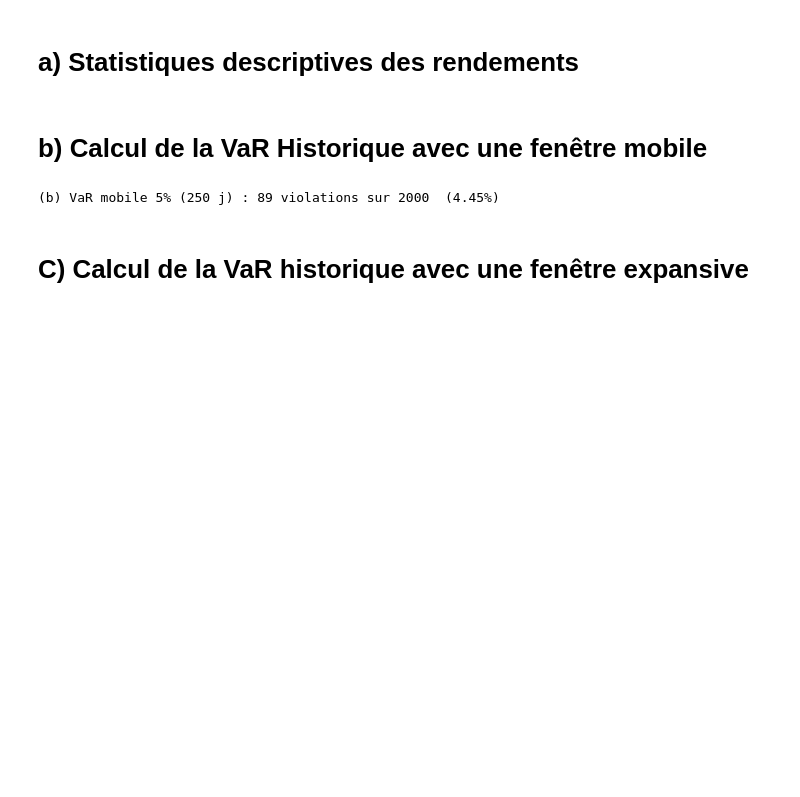
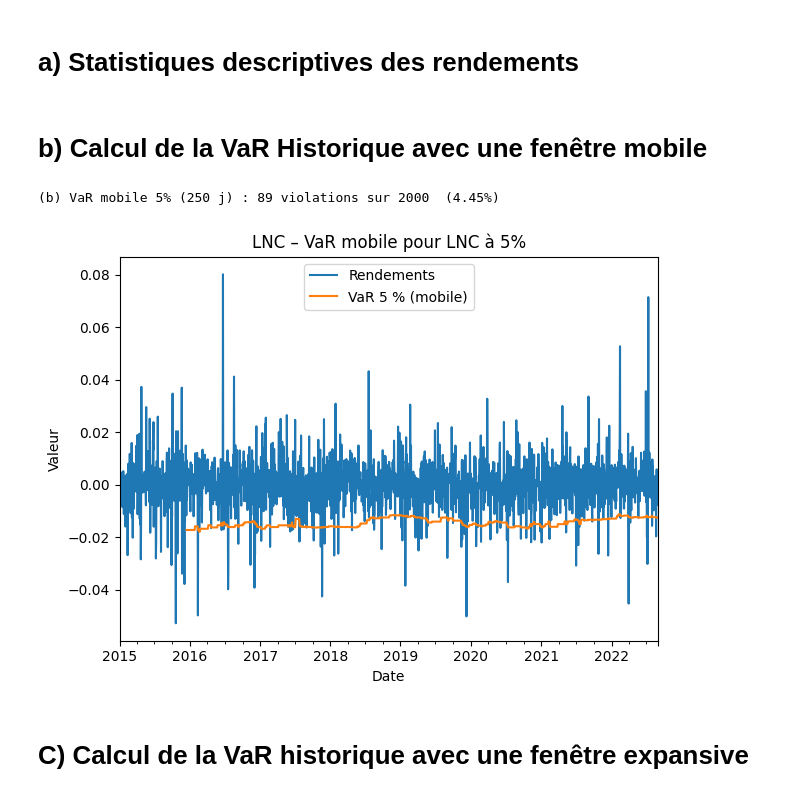
Before and after one commit to VincentD1209/TP1-ECONO, a Jupyter notebook: TP1 Q4.ipynb, the cells around one changed output. Saved outputs shown, nothing was run; the diff lists cells and outputs as text; code cells hidden in the pictures; blank space fills up the shorter version.

```diff
--- a/TP1 Q4.ipynb
+++ b/TP1 Q4.ipynb
@@ -96,27 +92,30 @@ plt.close()
 # %%
 # b) Calcul de la VaR historique avec fenêtre mobile
 
 def var_historique_mobile(x, alpha=ALPHA, window=ROLLING_WINDOW):
     return x.rolling(window=window, min_periods=window).quantile(alpha)
 
 def violations(x, var_series):
     return (x < var_series).astype(int)
 
 VaR_roll = var_historique_mobile(rendements)
 viol_roll = violations(rendements, VaR_roll)
 
 print(f"\n(b) VaR mobile 5% ({ROLLING_WINDOW} j) : "
       f"{viol_roll.sum()} violations sur {viol_roll.count()}  "
       f"({viol_roll.mean():.2%})")
 
 plt.figure()
 rendements.plot(label="Rendements")
 VaR_roll.plot(label="VaR 5 % (mobile)")
-plt.legend(); plt.title(f"{TICKER} – VaR mobile (WRDS/CRSP)")
-plt.xlabel("Date"); plt.ylabel("Valeur")
-plt.tight_layout(); plt.savefig("b_var_mobile.png"); plt.close()
+plt.legend()
+plt.title(f"{TICKER} – VaR mobile pour LNC à 5%")
+plt.xlabel("Date")
+plt.tight_layout()
+plt.show()
 # %% [output]
 (b) VaR mobile 5% (250 j) : 89 violations sur 2000  (4.45%)
+[figure, added]
 # %% [markdown]
 # C) Calcul de la VaR historique avec une fenêtre expansive
 # %%
```
Also changed, not shown: parts of 4 cells of this notebook, 3 other files.
